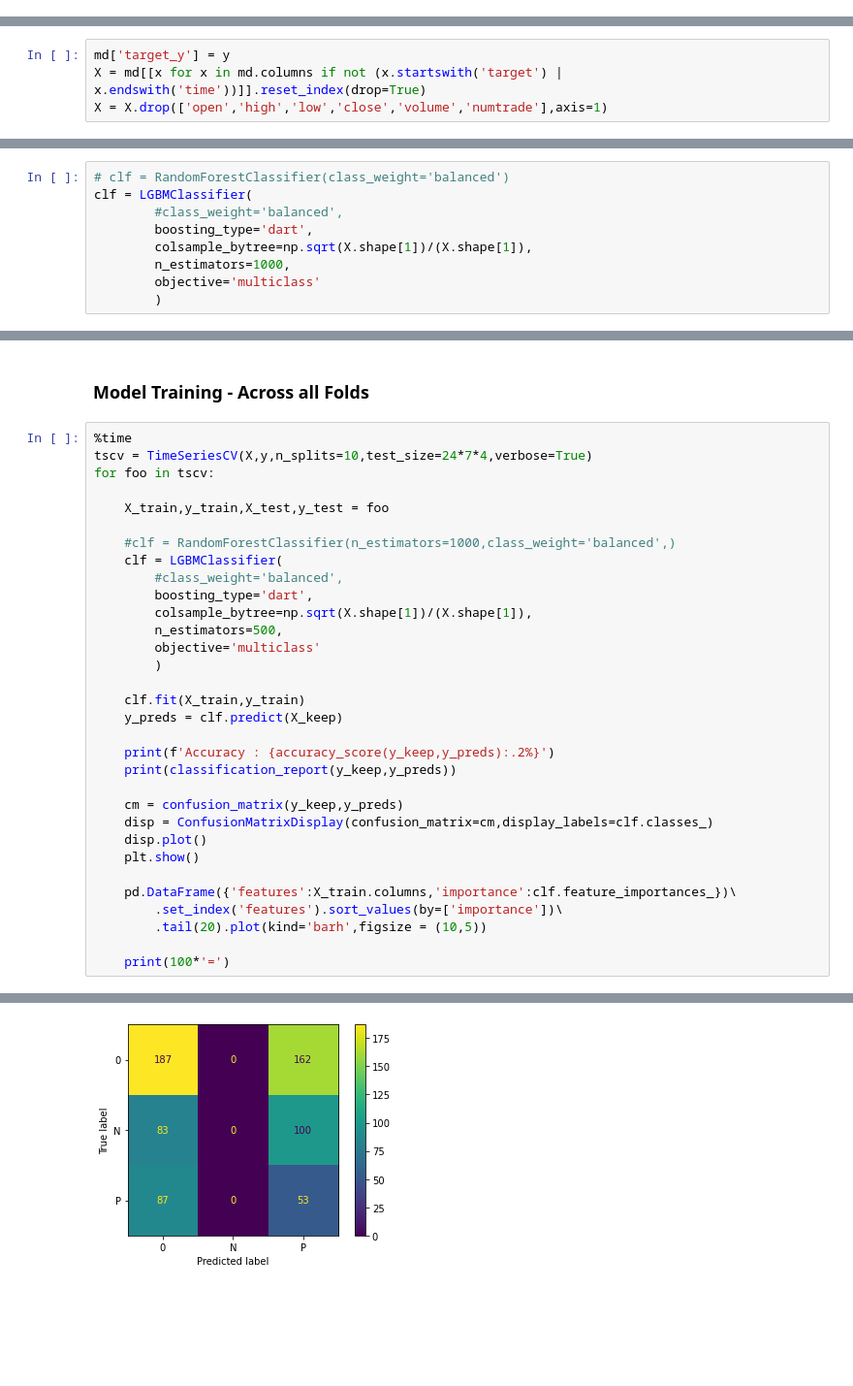
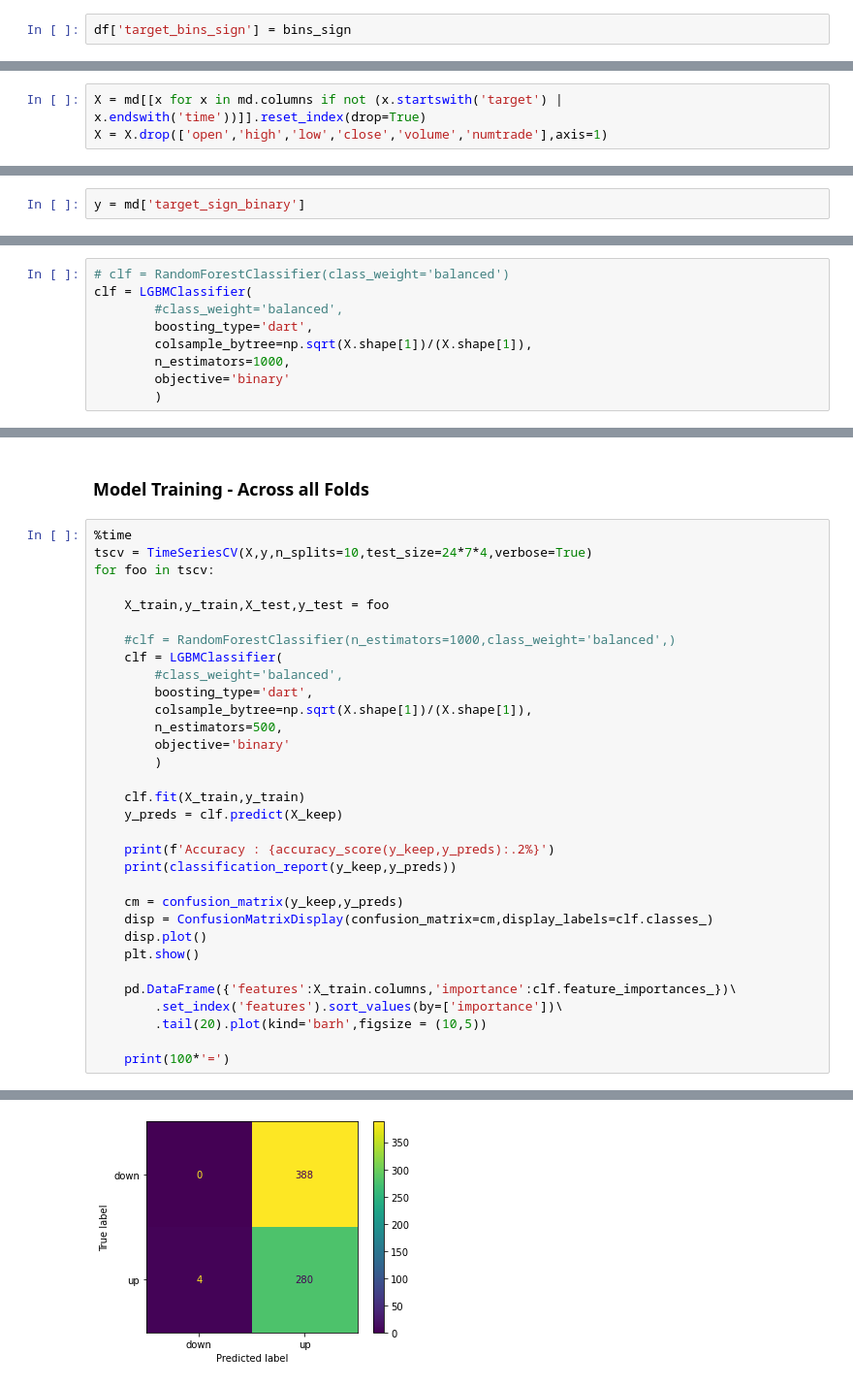
Before and after one commit to Takfes/fun-crypto-app, a Jupyter notebook: notebooks/exploration.ipynb, the cells around one changed output, grey strips where cells are left out. Shown at 97% size. Saved outputs shown, nothing was run; the diff lists cells and outputs as text; blank space fills up the shorter version.

Commit message:
changed target into binary clf (sign)

```diff
--- a/notebooks/exploration.ipynb
+++ b/notebooks/exploration.ipynb
@@ -481,0 +513,2 @@ df['target_sign'] = df.target_rgr.apply(np.sign)
+# %%
+df['target_bins_sign'] = bins_sign
@@ -555,4 +610,3 @@ dtype: int64
 # %%
-md['target_y'] = y
 X = md[[x for x in md.columns if not (x.startswith('target') | x.endswith('time'))]].reset_index(drop=True)
 X = X.drop(['open','high','low','close','volume','numtrade'],axis=1)
@@ -559,3 +621,5 @@ X = X.drop(['open','high','low','close','volume','numtrade'],axis=1)
+# %%
+y = md['target_sign_binary']
 # %%
 # pd.Series(md.columns).to_clipboard()
 # pd.Series(X.columns).to_clipboard()
@@ -707,7 +781,7 @@ clf = LGBMClassifier(
         boosting_type='dart',
         colsample_bytree=np.sqrt(X.shape[1])/(X.shape[1]),
         n_estimators=1000,
-        objective='multiclass'
+        objective='binary'
         )
 # %%
 [x.shape for x in (X_train,y_train)]
@@ -774,7 +846,7 @@ for foo in tscv:
         boosting_type='dart',
         colsample_bytree=np.sqrt(X.shape[1])/(X.shape[1]),
         n_estimators=500,
-        objective='multiclass'
+        objective='binary'
         )
 
     clf.fit(X_train,y_train)
@@ -810,3 +886,3 @@ weighted avg       0.31      0.36      0.32       672
-[figure, old version]
+[figure, new version]
 ====================================================================================================
 (02) train : 0-3556 [3557] & test 3557-4228 [672]
```
Also changed, not shown: parts of 35 cells of this notebook.
